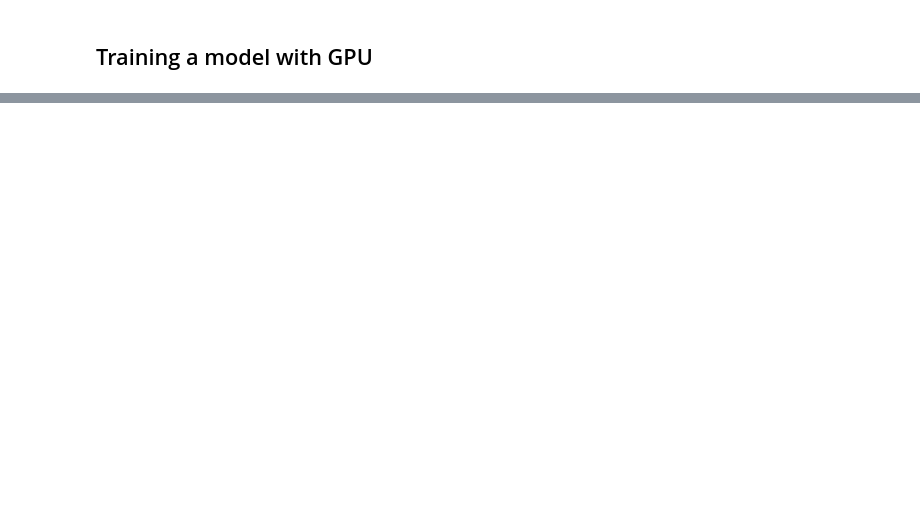
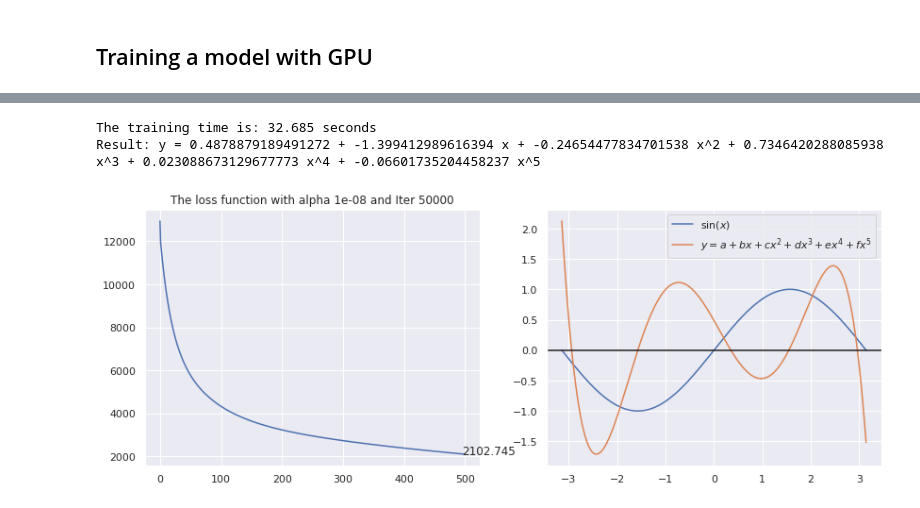
Before and after one commit to oceanumeric/ESL, a Jupyter notebook: ch0/PyTorch.ipynb, the cells around one changed output, grey strips where cells are left out. Saved outputs shown, nothing was run; the diff lists cells and outputs as text; code cells hidden in the pictures; blank space fills up the shorter version.

```diff
--- a/ch0/PyTorch.ipynb
+++ b/ch0/PyTorch.ipynb
@@ -69,0 +82,4 @@ Result: y = -0.570678228576528 + -1.1710044883398396 x + 0.5601369715983983 x^2
+# %%
+torch.manual_seed(176)
+ml.train_with_gpu(1e-8, 35000)
+ml.plot_results(gpu=True)
@@ -69,0 +90,7 @@ Result: y = -0.570678228576528 + -1.1710044883398396 x + 0.5601369715983983 x^2
+# %%
+ml.train_with_gpu(1e-8, 50000)
+ml.plot_results(gpu=True)
+# %% [output]
+The training time is: 32.685 seconds
+Result: y = 0.4878879189491272 + -1.399412989616394 x + -0.24654477834701538 x^2 + 0.7346420288085938 x^3 + 0.023088673129677773 x^4 + -0.06601735204458237 x^5
+[figure, added]
```
Also changed, not shown: parts of 8 cells of this notebook, 1 other file.
